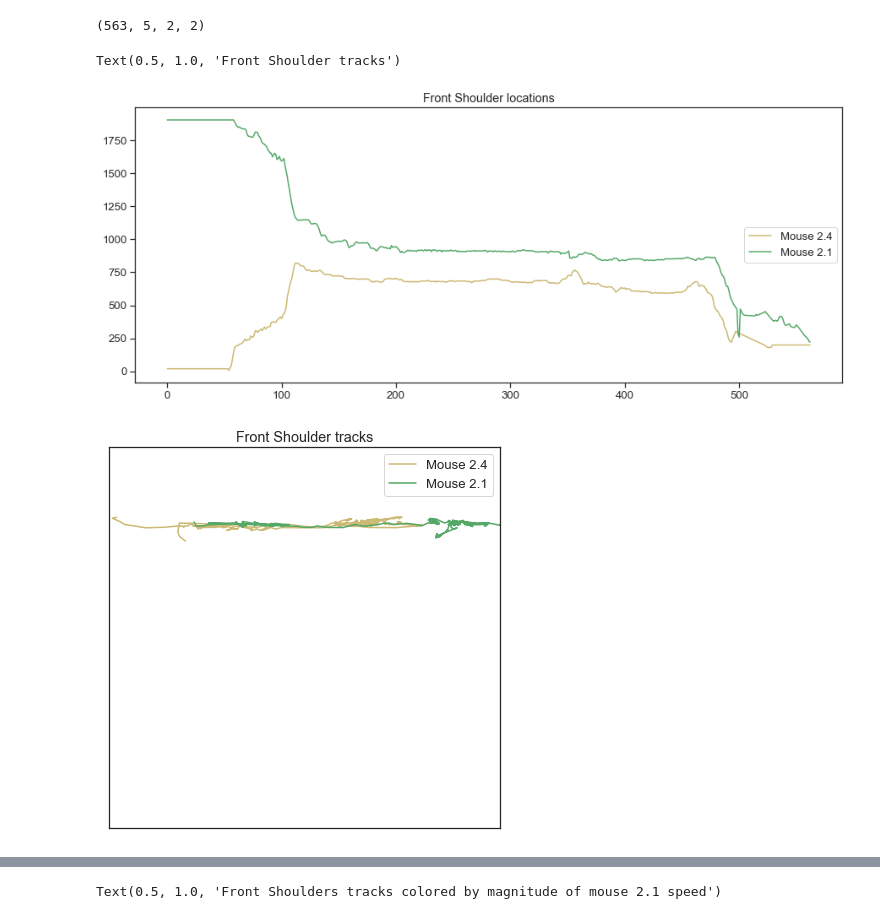
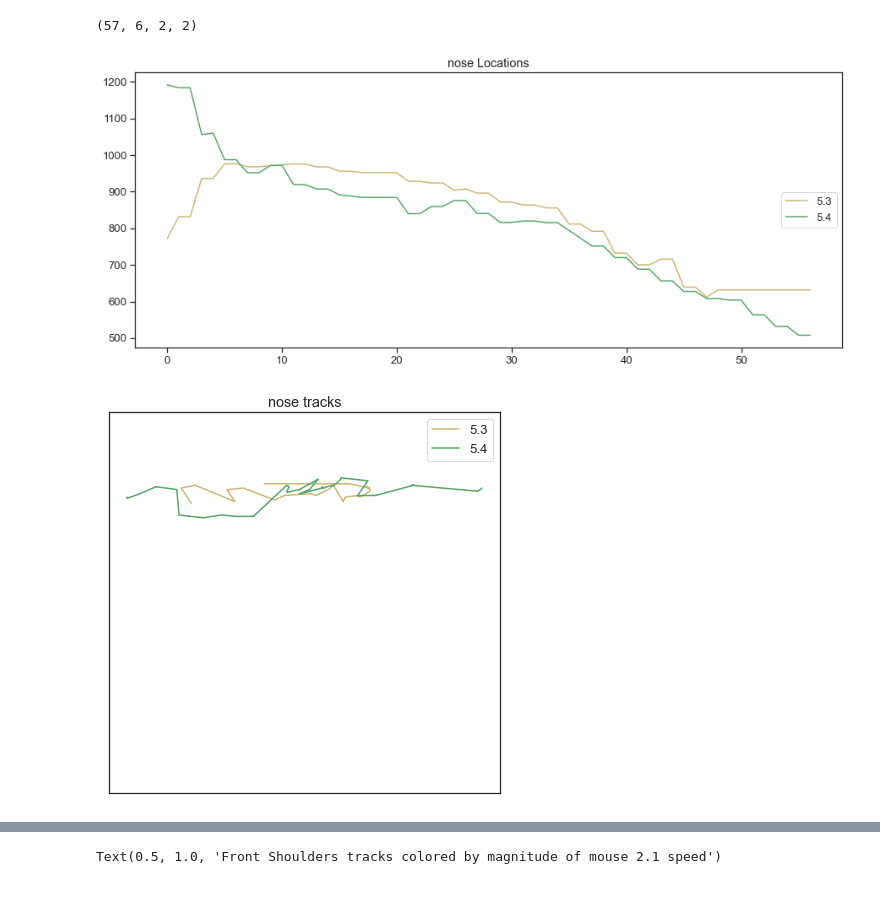
Before and after one commit to padillacoreanolab/pose_tracking_repo, a Jupyter notebook: results/tube_test_analysis/tubetest_analysis.ipynb, the cells around one changed output, grey strips where cells are left out. Cells and saved outputs as stored; diff of their text form; code cells hidden in the pictures.

```diff
--- a/results/tube_test_analysis/tubetest_analysis.ipynb
+++ b/results/tube_test_analysis/tubetest_analysis.ipynb
@@ -6,8 +6,18 @@ from scipy.stats import linregress
 EPSILON = 8
 
 np.set_printoptions(threshold=np.inf)
+#c57
+#ACTIVE TRIAL
+#filename = "./C1_R1v2_ID1v2.mp4.predictions.000_C1_R1v2_ID1v2.analysis.h5"
+#PASSIVE TRIALs
+#filename = "./C1_R1v4_ID1v3.mp4.predictions.000_C1_R1v4_ID1v3.analysis.h5"
+#filename = "./C2_R4v1_ID4v1.mp4.predictions.000_C2_R4v1_ID4v1.analysis.h5"
 
-filename = "./CAGE2_TUBETEST_2.4v2.1_BLACKMICE.mp4.predictions.000_CAGE2_TUBETEST_2.4v2.1.analysis.h5"
+#CD1
+#ACTIVE TRIALS
+#filename = "./C6_R1v2_ID1v3.mp4.predictions.slp.000_C6_R1v2_ID1v3.analysis.h5"
+#PASSIVE TRIALS
+filename = "./C5_R4v1_ID3v4.mp4.predictions.000_C5_R4v1_ID3v4.analysis.h5"
 
 with h5py.File(filename, "r") as f:
     dset_names = list(f.keys())
@@ -130,6 +142,6 @@ x shape: (425,), y[x] shape: (425,)
 # %%
 locations.shape
 # %% [output]
-(563, 5, 2, 2)
+(57, 6, 2, 2)
 # %%
 #Visualize movement across video
@@ -157,30 +169,40 @@ import matplotlib.pyplot as plt
 sns.set('notebook', 'ticks', font_scale=1.2)
 mpl.rcParams['figure.figsize'] = [15,6]
 # %%
-plt.figure()
-plt.plot(front_loc[:,0,0], 'y',label='Mouse 2.4')
-plt.plot(front_loc[:,0,1], 'g',label='Mouse 2.1')
+def visualize_tracks(node, node_loc, mouse1, mouse2):
+    """
+    takes in 4 arguments:
+    node : string; node you want to visualize i.e. 'ear' or 'nose'
+    node_loc : a [frames, 2] array
+    mouse1 + mouse2 : string; ID name i.e. '1.2'
+    returns two plots: locations (only x values) across time (frames) and tracks (all x vs y locations)
+    """
+    plt.figure()
+    plt.plot(node_loc[:,0,MOUSE_YELLOW_PAGES[mouse1]], 'y',label=mouse1)
+    plt.plot(node_loc[:,0,MOUSE_YELLOW_PAGES[mouse2]], 'g',label=mouse2)
 
-#y coordinates which we don't really need since its a more of a one dimensional movement were interested in
-#plt.plot(-1*front_loc[:,1,0], 'y')
-#plt.plot(-1*front_loc[:,1,1], 'g')
+    #y coordinates which we don't really need since its a more of a one dimensional movement were interested in
+    #plt.plot(-1*front_loc[:,1,0], 'y')
+    #plt.plot(-1*front_loc[:,1,1], 'g')
 
-plt.legend(loc="center right")
-plt.title('Front Shoulder locations')
+    plt.legend(loc="center right")
+    plt.title(node + ' Locations')
+    plt.savefig('./plots/tracks/id_{}vs{}locations_{}.png'.format(mouse1, mouse2, node))
 
+    plt.figure(figsize=(7,7))
+    plt.plot(node_loc[:,0,MOUSE_YELLOW_PAGES[mouse1]],node_loc[:,1,MOUSE_YELLOW_PAGES[mouse1]], 'y',label=mouse1)
+    plt.plot(node_loc[:,0,MOUSE_YELLOW_PAGES[mouse2]],node_loc[:,1,MOUSE_YELLOW_PAGES[mouse2]], 'g',label=mouse2)
+    plt.legend()
 
-plt.figure(figsize=(7,7))
-plt.plot(front_loc[:,0,0],front_loc[:,1,0], 'y',label='Mouse 2.4')
-plt.plot(front_loc[:,0,1],front_loc[:,1,1], 'g',label='Mouse 2.1')
-plt.legend()
+    #plt.xlim(0,1024)
+    plt.xticks([])
 
-plt.xlim(0,1024)
-plt.xticks([])
+    plt.ylim(0,1024)
+    plt.yticks([])
+    plt.title(node + ' tracks')
+    plt.savefig('./plots/tracks/id_{}vs{}tracks_{}.png'.format(mouse1, mouse2, node))
 
-plt.ylim(0,1024)
-plt.yticks([])
-plt.title('Front Shoulder tracks')
+visualize_tracks('nose', nose_loc, '5.3', '5.4')
 # %% [output]
-Text(0.5, 1.0, 'Front Shoulder tracks')
-[figure, old version]
+[figure, new version]
-[figure, old version]
+[figure, new version]
```
Also changed, not shown: parts of 18 cells of this notebook, 54 other files.
